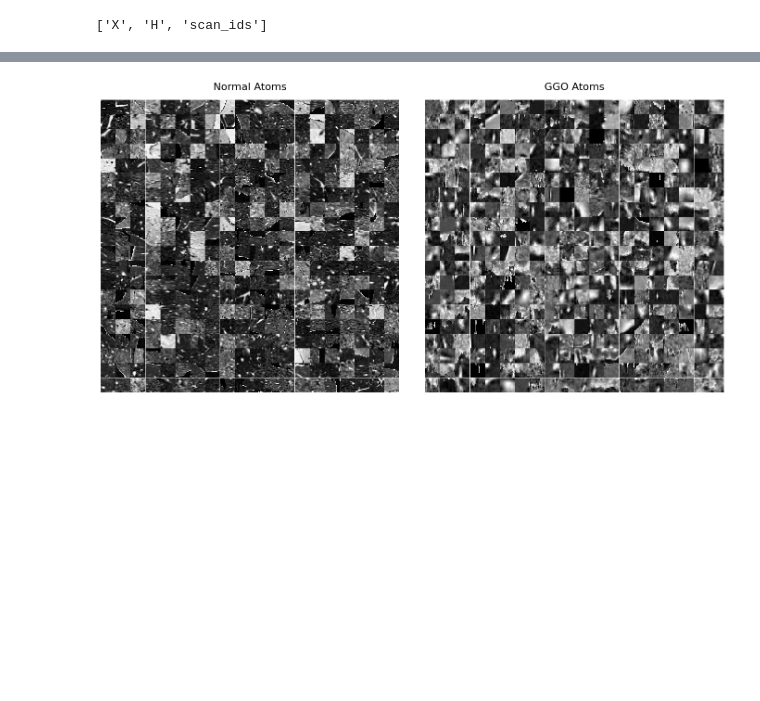
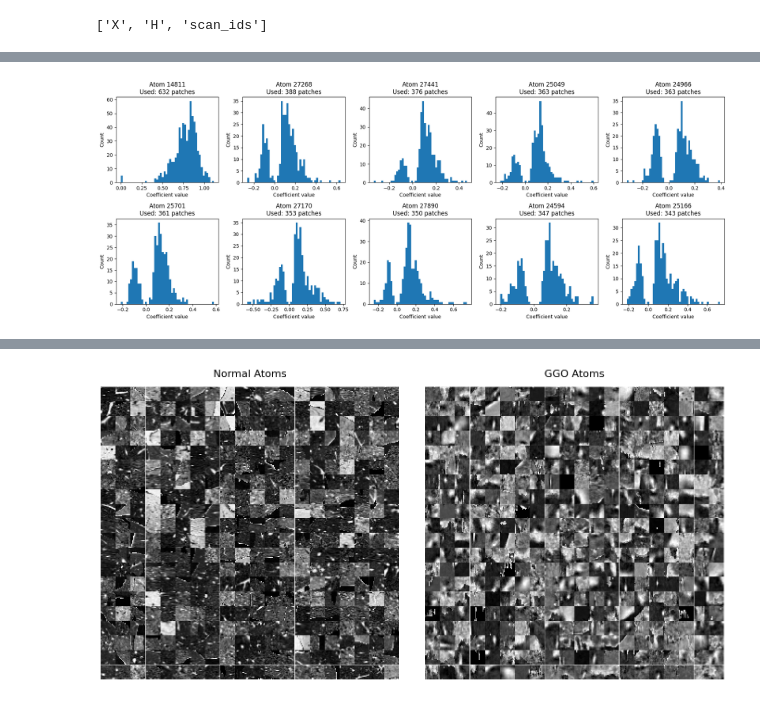
Before and after one commit to ckekula/fyp-3d-ct, a Jupyter notebook: models/lc-ksvd/eda.ipynb, the cells around one changed output, grey strips where cells are left out. Saved outputs shown, nothing was run; the diff lists cells and outputs as text; code cells hidden in the pictures; blank space fills up the shorter version.

```diff
--- a/models/lc-ksvd/eda.ipynb
+++ b/models/lc-ksvd/eda.ipynb
@@ -25,0 +268,42 @@ scan_ids (31293,) object
+# %%
+top_k = 10
+
+fig, axes = plt.subplots(
+    2,
+    5,
+    figsize=(18,7)
+)
+
+axes = axes.flatten()
+
+for ax, atom in zip(
+    axes,
+    top_atoms[:top_k]
+):
+
+    # coefficients of this atom across normal patches
+    coefficients = Gamma_normal[atom, :]
+
+    # only active coefficients
+    active_coeffs = coefficients[
+        coefficients != 0
+    ]
+
+    ax.hist(
+        active_coeffs,
+        bins=50
+    )
+
+    ax.set_title(
+        f"Atom {atom}\n"
+        f"Used: {len(active_coeffs)} patches"
+    )
+
+    ax.set_xlabel("Coefficient value")
+    ax.set_ylabel("Count")
+
+
+plt.tight_layout()
+plt.show()
+# %% [output]
+[figure, added]
```
Also changed, not shown: parts of 19 cells of this notebook, 9 other files.
